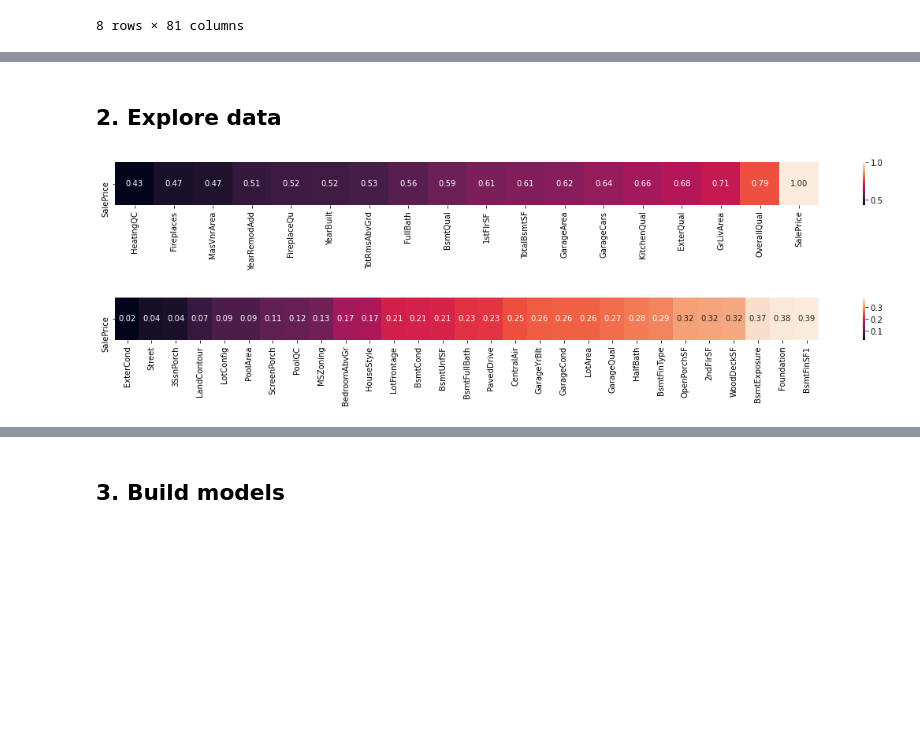
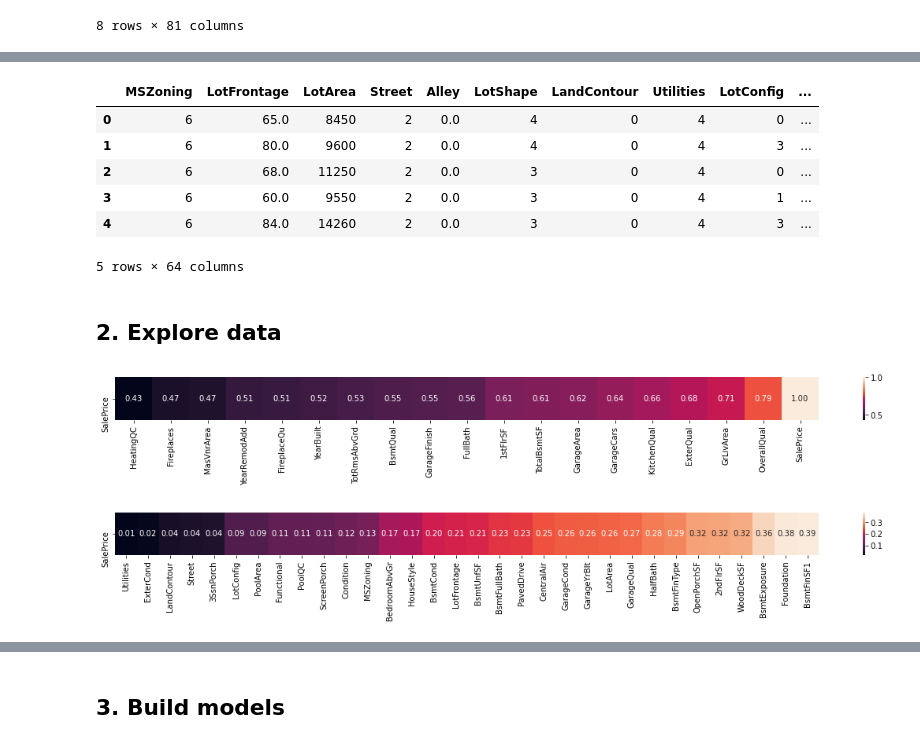
Before and after one commit to jfmdev/simple_ml, a Jupyter notebook: houses/houses.ipynb, the cells around one changed output, grey strips where cells are left out. Cells and saved outputs as stored; diff of their text form; code cells hidden in the pictures; blank space fills up the shorter version.

```diff
--- a/houses/houses.ipynb
+++ b/houses/houses.ipynb
@@ -99,3 +37,78 @@ train_data.head()
+# %%
+# Categorical columns that can't be directly used for regression.
+USELESS_COLUMNS = [
+    'Id', 'MSSubClass', 'MiscFeature', 'MoSold', 'RoofStyle', 'RoofMatl', 'Exterior1st', 'Exterior2nd',
+    'MasVnrType', 'Heating', 'Electrical', 'GarageType', 'SaleType', 'SaleCondition', 'Neighborhood'
+]
+
+# Table for convert categorical columns that represent score-like values to numbers.
+SCORES_TO_NUMBERS = {
+    "Alley": {"Grvl": 1, "Pave": 2},
+    "Street": {"Grvl": 1, "Pave": 2},
+
+    "BsmtCond": {"Ex": 6, "Gd": 5, "TA": 4, "Fa": 3, "Po": 2, "No": 1},
+    "BsmtQual": {"Ex": 6, "Gd": 5, "TA": 4, "Fa": 3, "Po": 2, "No": 1},
+    "ExterCond": {"Ex": 6, "Gd": 5, "TA": 4, "Fa": 3, "Po": 2, "No": 1},
+    "ExterQual": {"Ex": 6, "Gd": 5, "TA": 4, "Fa": 3, "Po": 2, "No": 1},
+    "FireplaceQu": {"Ex": 6, "Gd": 5, "TA": 4, "Fa": 3, "Po": 2, "No": 1},
+    "GarageCond": {"Ex": 6, "Gd": 5, "TA": 4, "Fa": 3, "Po": 2, "No": 1},
+    "GarageQual": {"Ex": 6, "Gd": 5, "TA": 4, "Fa": 3, "Po": 2, "No": 1},
+    "HeatingQC": {"Ex": 6, "Gd": 5, "TA": 4, "Fa": 3, "Po": 2, "No": 1},
+    "KitchenQual": {"Ex": 6, "Gd": 5, "TA": 4, "Fa": 3, "Po": 2, "No": 1},
+    "PoolQC": {"Ex": 6, "Gd": 5, "TA": 4, "Fa": 3, "Po": 2, "No": 1},
+
+    "BsmtExposure": {"Gd": 5, "Av": 4, "Mn": 2, "No": 1},
+
+    "BsmtFinType1": {"GLQ": 6, "ALQ": 4, "BLQ": 4, "Rec": 3, "LwQ": 2, "Unf": 1},
+    "BsmtFinType2": {"GLQ": 6, "ALQ": 4, "BLQ": 4, "Rec": 3, "LwQ": 2, "Unf": 1},
+
+    "Condition1": {"PosA": 7, "PosN": 6, "Norm": 5, "Feedr": 4, "Artery": 3, "RRNn": 2, "RRNe": 2, "RRAn": 1, "RRAe": 1},
+    "Condition2": {"PosA": 7, "PosN": 6, "Norm": 5, "Feedr": 4, "Artery": 3, "RRNn": 2, "RRNe": 2, "RRAn": 1, "RRAe": 1},
+
+    "BldgType": {"1Fam": 1, "2FmCon": 2, "2fmCon": 2, "Duplx": 3, "Duplex": 3, "Twnhs": 4.5, "TwnhsI": 4, "TwnhsE": 5},
+    "CentralAir": {"N": 0, "Y": 1},
+    "Fence": { "MnWw": 1, "GdWo": 2, "MnPrv": 3, "GdPrv": 4},
+    "Foundation": {"BrkTil": 0, "CBlock": 1, "PConc": 2, "Slab": 3, "Stone": 4, "Wood": 5},
+    "Functional": {"Typ": 7, "Min1": 6, "Min2": 5, "Mod": 4, "Maj1": 3, "Maj2": 2, "Sev": 1, "Sal": 0},
+    "GarageFinish": {"Fin": 3, "RFn": 2, "Unf": 1},
+    "HouseStyle": {"SFoyer": 0, "SLvl": 1, "1Story": 2, "1.5Unf": 3, "1.5Fin": 4, "2Story": 5, "2.5Unf": 6, "2.5Fin": 7},
+    "LandContour": {"Lvl": 0, "Bnk": 1, "HLS": 2, "Low": -1},
+    "LandSlope": {"Gtl": 1, "Mod": 0, "Sev": -1},
+    "LotConfig": {"Inside": 0, "Corner": 1, "CulDSac": 2, "FR2": 3, "FR3": 4},
+    "LotShape": {"Reg": 4, "IR1": 3, "IR2": 2, "IR3": 1},
+    "MSZoning": {"I": 0, "A": 1, "C": 2, "C (all)": 2, "FV": 3, "RH": 4, "RM": 5, "RL": 6, "RP": 7},
+    "PavedDrive": {"N": 0, "P": 1, "Y": 2},
+    "Utilities": {"AllPub": 4, "NoSewr": 3, "NoSeWa": 2, "ELO": 1},
+}
+
+def sanitize_data(data):
+    # Remove categorical columns that don't represent score-like values.
+    data = data.drop(USELESS_COLUMNS, axis=1)
+
+    # Convert some categorical columns (which represent scores) into numeric ones.
+    data.replace(SCORES_TO_NUMBERS, inplace=True)
+
+    # Combine columns with two values.
+    data['Condition'] = data['Condition1'] + data['Condition2'];
+    data = data.drop(['Condition1', 'Condition2'], axis=1)
+    data['BsmtFinType'] = data['BsmtFinType1'] + data['BsmtFinType2'];
+    data = data.drop(['BsmtFinType1', 'BsmtFinType2'], axis=1)
+
+    # Fill missing data.
+    data = data.fillna(0)
+
+    return data
+
+train_data = sanitize_data(train_data_raw)
+train_data.head()
+# %% [output]
+|  | MSZoning | LotFrontage | LotArea | Street | Alley | LotShape | LandContour | Utilities | LotConfig | ... |
+| 0 | 6 | 65.0 | 8450 | 2 | 0.0 | 4 | 0 | 4 | 0 | ... |
+| 1 | 6 | 80.0 | 9600 | 2 | 0.0 | 4 | 0 | 4 | 3 | ... |
+| 2 | 6 | 68.0 | 11250 | 2 | 0.0 | 3 | 0 | 4 | 0 | ... |
+| 3 | 6 | 60.0 | 9550 | 2 | 0.0 | 3 | 0 | 4 | 1 | ... |
+| 4 | 6 | 84.0 | 14260 | 2 | 0.0 | 3 | 0 | 4 | 3 | ... |
+5 rows × 64 columns
 # %% [markdown]
 ## 2. Explore data
 # %%
@@ -108,14 +121,14 @@ plt.figure(figsize=(20,1))
 sns.heatmap(corrs[corrs >= 0.4].to_frame().T, annot=True, fmt='.2f')
 plt.show()
 # %% [output]
-[figure, old version]
+[figure, new version]
 # %%
 # Draw heatmap for columns with low correlation.
 plt.figure(figsize=(20,1))
 sns.heatmap(corrs[(corrs >= 0) & (corrs < 0.4)].to_frame().T, annot=True, fmt='.2f')
 plt.show()
 # %% [output]
-[figure, old version]
+[figure, new version]
 # %%
 # Draw heatmap for columns with negative correlation.
 plt.figure(figsize=(20,1))
```
Also changed, not shown: parts of 9 cells of this notebook.
